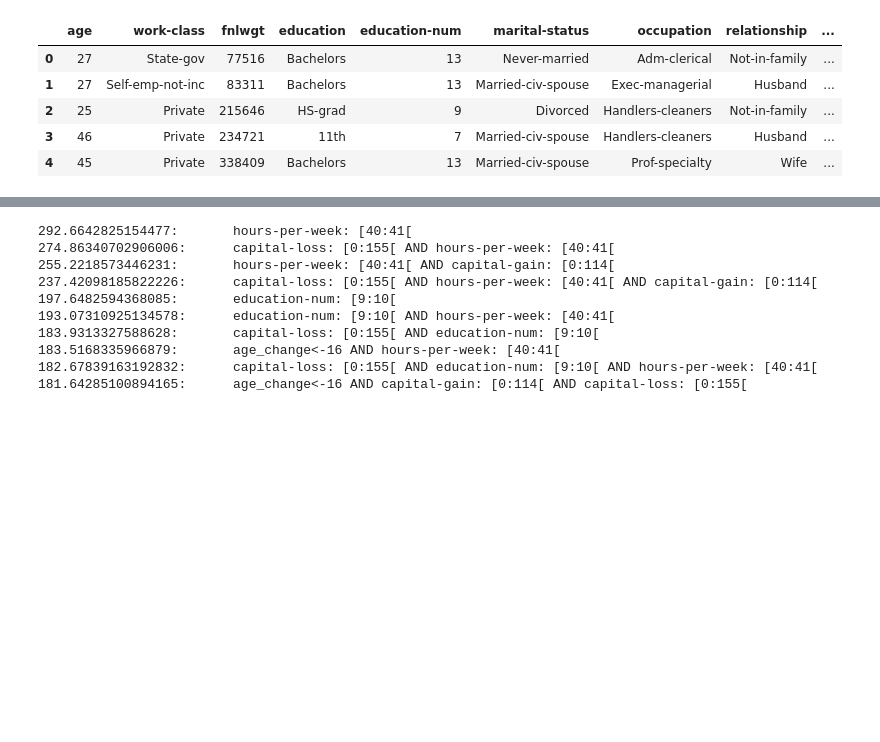
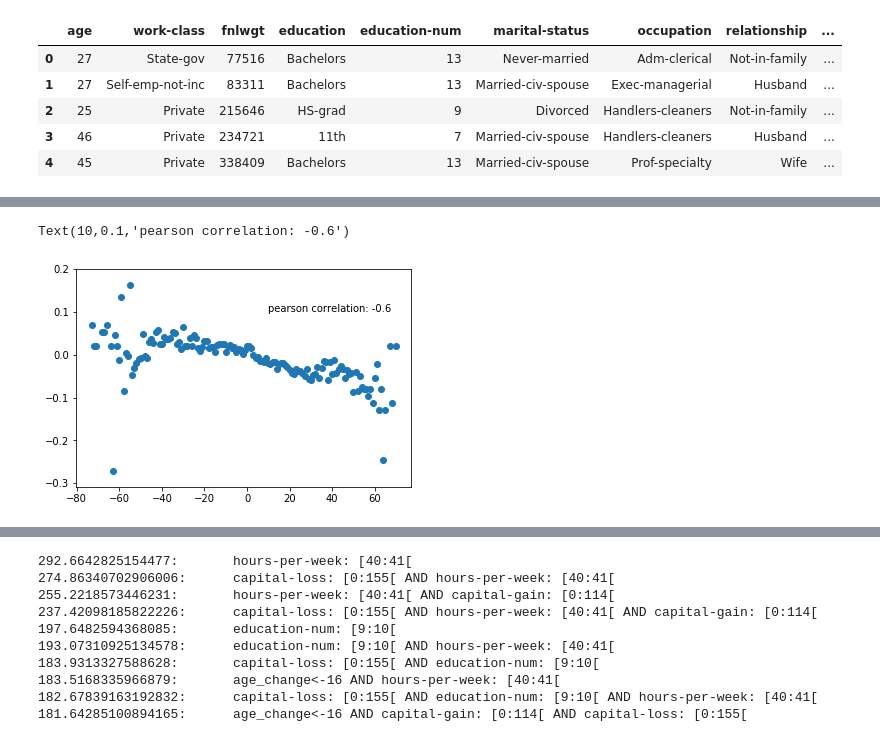
Before and after one commit to XiaoqiMa/Master-Thesis, a Jupyter notebook: Code/Jupyter-notebooks/effect_of_gender.ipynb, the cells around one changed output, grey strips where cells are left out. Cells and saved outputs as stored; diff of their text form; code cells hidden in the pictures; blank space fills up the shorter version.

```diff
--- a/Code/Jupyter-notebooks/effect_of_gender.ipynb
+++ b/Code/Jupyter-notebooks/effect_of_gender.ipynb
@@ -158,3 +160,11 @@ data_shuffle.head()
 | 2 | 25 | Private | 215646 | HS-grad | 9 | Divorced | Handlers-cleaners | Not-in-family | ... |
 | 3 | 46 | Private | 234721 | 11th | 7 | Married-civ-spouse | Handlers-cleaners | Husband | ... |
 | 4 | 45 | Private | 338409 | Bachelors | 13 | Married-civ-spouse | Prof-specialty | Wife | ... |
+# %%
+grouped_data = data_shuffle.groupby(data_shuffle['age_change'])
+df_age = grouped_data[['deviation']].mean()
+df_effect = pd.DataFrame(df_age.index)
+df_effect['mean_effect'] = df_age['deviation'].values
+pear_corr = np.corrcoef(df_effect['age_change'].values, df_effect['mean_effect'].values)[0, 1]
+print('pearson correlation: ', pear_corr)
+df_effect.head()
@@ -160,0 +179,8 @@ data_shuffle.head()
+# %%
+fig, ax = plt.subplots()
+ax.scatter(df_effect['age_change'], df_effect['mean_effect'])
+ax.annotate('pearson correlation: {0}'.format(round(pear_corr, 2)), (10, 0.1))
+# plt.scatter(x=df_effect['age_change'], y=df_effect['mean_effect'])
+# %% [output]
+Text(10,0.1,'pearson correlation: -0.6')
+[figure, added]
```
Also changed, not shown: parts of 3 cells of this notebook, 3 other files.
